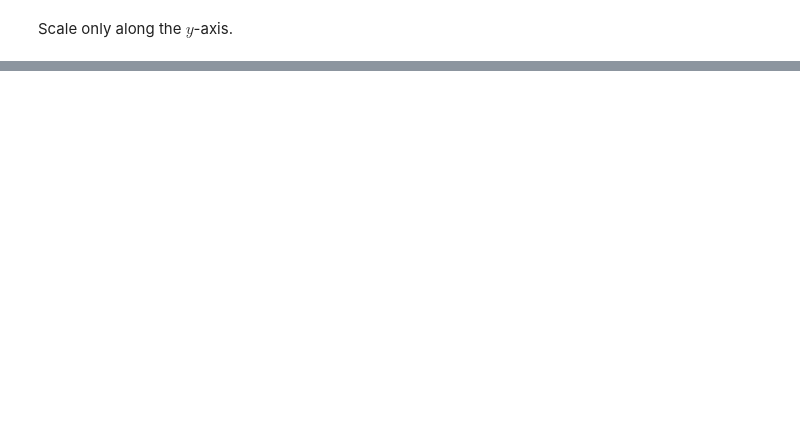
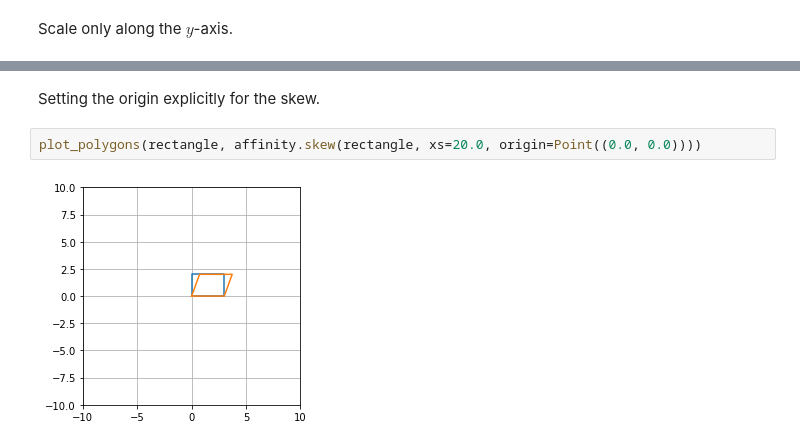
Before and after one commit to gjbex/training-material, a Jupyter notebook: Python/Gis/gis.ipynb, the cells around one changed output, grey strips where cells are left out. Saved outputs shown, nothing was run; the diff lists cells and outputs as text; blank space fills up the shorter version.

```diff
--- a/Python/Gis/gis.ipynb
+++ b/Python/Gis/gis.ipynb
@@ -424,0 +437,6 @@ plot_polygons(rectangle, affinity.scale(rectangle, yfact=2.5))
+# %% [markdown]
+Setting the origin explicitly for the skew.
+# %%
+plot_polygons(rectangle, affinity.skew(rectangle, xs=20.0, origin=Point((0.0, 0.0))))
+# %% [output]
+[figure, added]
```
Also changed, not shown: parts of 13 cells of this notebook.
